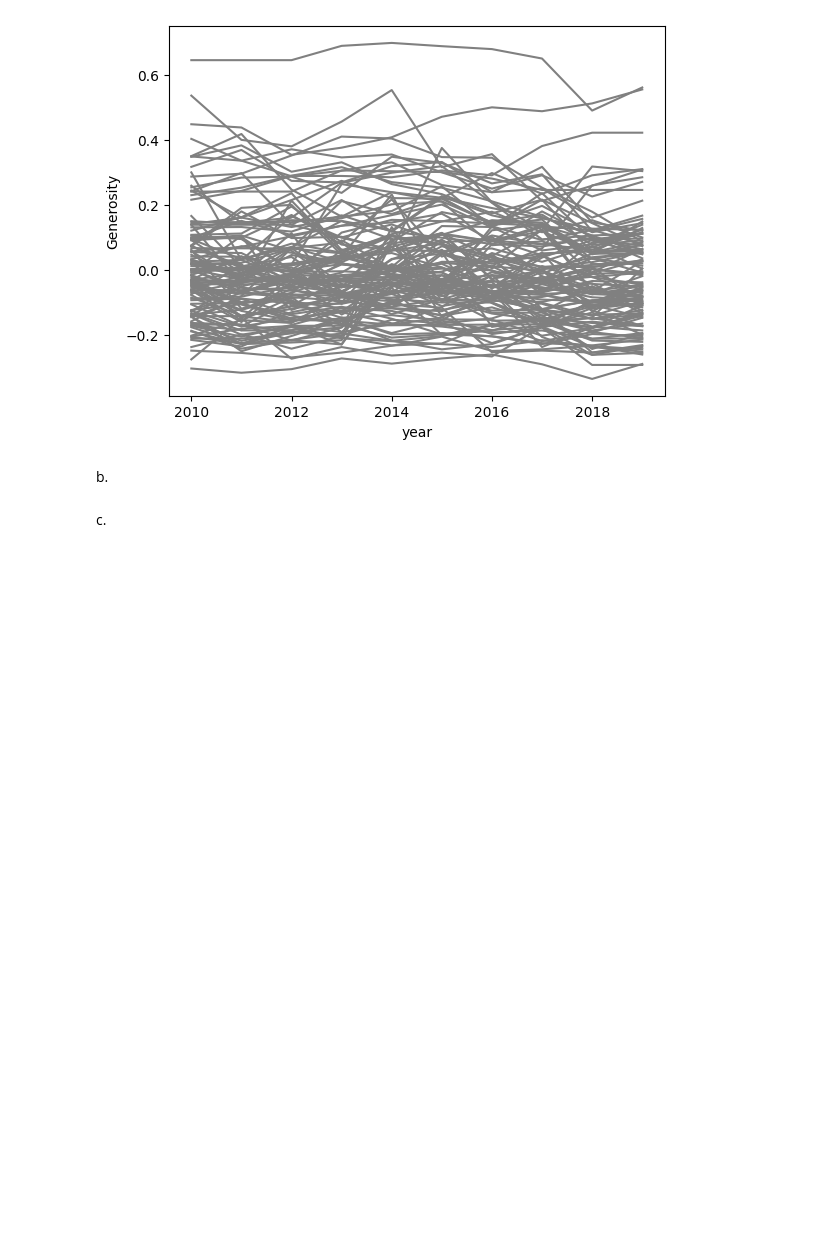
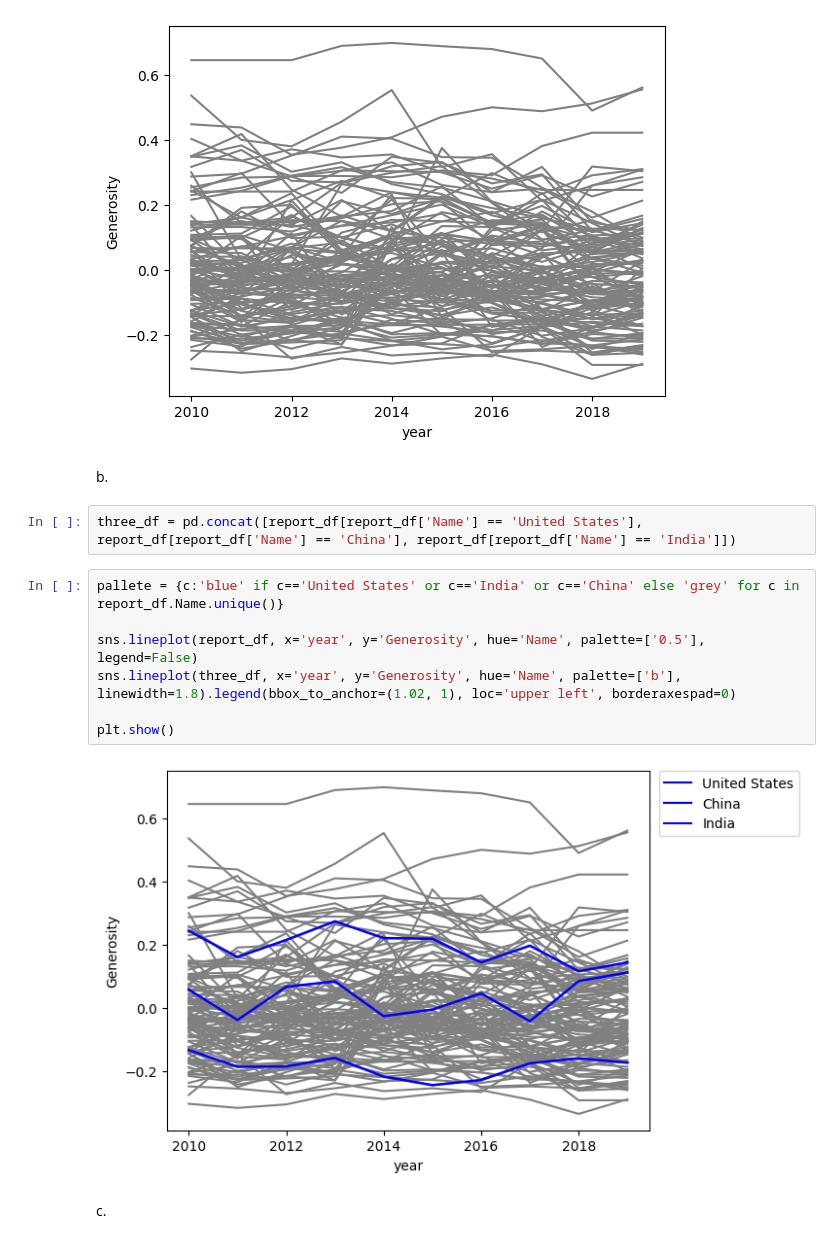
Before and after one commit to kmarsh423/Hands-On-Data-Preprocessing-in-Python, a Jupyter notebook: Chapter05/Chaper 5 Excercises.ipynb, the cells around one changed output. Saved outputs shown, nothing was run; the diff lists cells and outputs as text; blank space fills up the shorter version.

```diff
--- a/Chapter05/Chaper 5 Excercises.ipynb
+++ b/Chapter05/Chaper 5 Excercises.ipynb
@@ -234,5 +232,16 @@ The palette list has fewer values (1) than needed (122) and will cycle, which ma
 [figure]
 # %% [markdown]
 b.
+# %%
+three_df = pd.concat([report_df[report_df['Name'] == 'United States'], report_df[report_df['Name'] == 'China'], report_df[report_df['Name'] == 'India']])
+# %%
+pallete = {c:'blue' if c=='United States' or c=='India' or c=='China' else 'grey' for c in report_df.Name.unique()}
+
+sns.lineplot(report_df, x='year', y='Generosity', hue='Name', palette=['0.5'], legend=False)
+sns.lineplot(three_df, x='year', y='Generosity', hue='Name', palette=['b'], linewidth=1.8).legend(bbox_to_anchor=(1.02, 1), loc='upper left', borderaxespad=0)
+
+plt.show()
+# %% [output]
+[figure, added]
 # %% [markdown]
 c.
```
Also changed, not shown: parts of 12 cells of this notebook.
